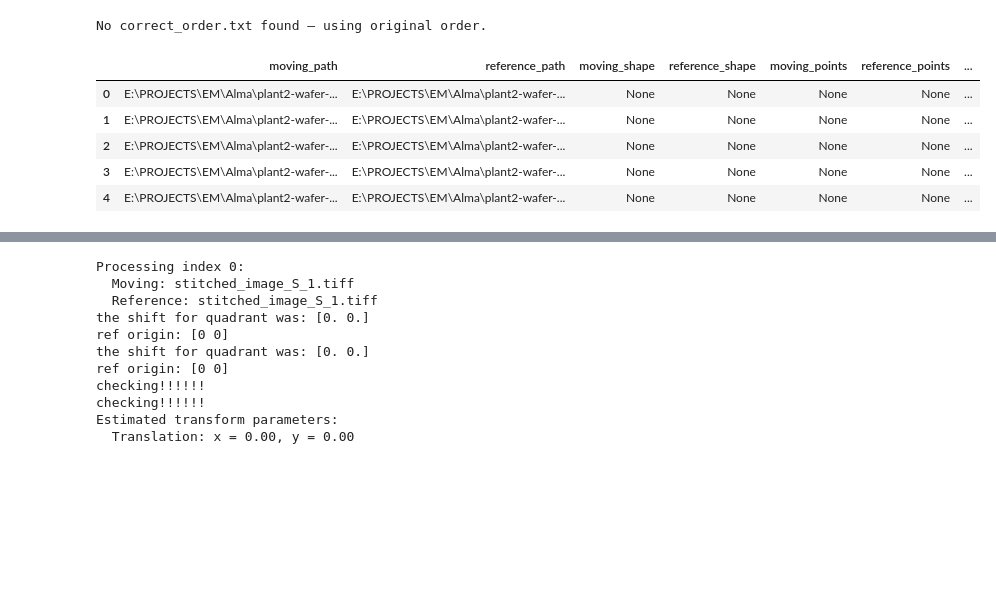
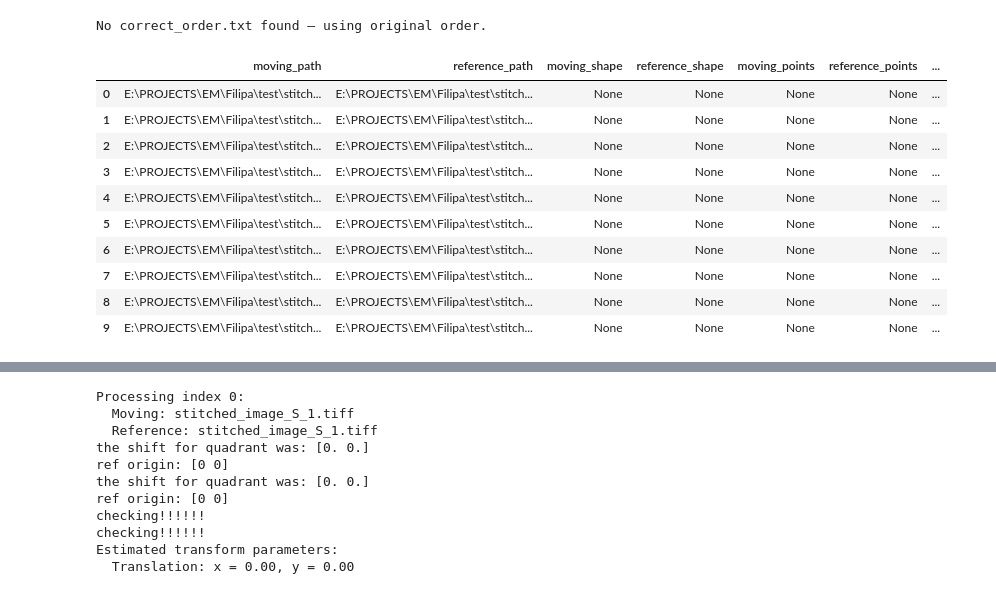
Before and after one commit to CCI-GU-Sweden/ATLAS, a Jupyter notebook: ATLAS-fine-alignment.ipynb, the cells around one changed output, grey strips where cells are left out. Saved outputs shown, nothing was run; the diff lists cells and outputs as text; code cells hidden in the pictures; blank space fills up the shorter version.

```diff
--- a/ATLAS-fine-alignment.ipynb
+++ b/ATLAS-fine-alignment.ipynb
@@ -28,7 +28,7 @@ series_folder = Path(r"E:\PROJECTS\EM\LUKE\TA30\test")
 series_folder = Path(r"E:\PROJECTS\EM\Alma\plant2-wafer-1\plant 2_data\alignment_test")
 series_folder = Path(r"E:\PROJECTS\EM\Alma\plant2-wafer-1\plant 2_data\session_1115605826\Site 2")
 series_folder = Path(r"E:\PROJECTS\EM\Alma\plant4-wafer-1\alma-plant-4_data\session_1084385689\Site 1") # plant 4 is sample 1
-series_folder = Path(r"E:\PROJECTS\EM\Alma\plant2-wafer-1\plant 2_data\alignment_test_3")
+series_folder = Path(r"E:\PROJECTS\EM\Filipa\test")
 
 tif_list = []
 for folder in series_folder.iterdir():  # Iterate over all items in the folder
@@ -37,37 +37,42 @@ for folder in series_folder.iterdir():  # Iterate over all items in the folder
         tif_list.append(folder)
 
 tif_list_sorted = sorted(tif_list, key=extract_s_number)
 
 correct_order_path = Path(series_folder.joinpath("correct_order.txt"))
 
 try:
     new_order = parse_shorthand_order(correct_order_path)
     print(f"Loaded correct_order.txt: {new_order}")
 
     tif_list_sorted = reorder_files_by_s_number(tif_list_sorted, new_order)
     print("Files reordered based on correct_order.txt:")
     for f in tif_list_sorted:
         print(f)
 
 except FileNotFoundError:
     print("No correct_order.txt found — using original order.")
 except Exception as e:
     print(f"Error reading or applying correct_order.txt: {e}")
 
 down_scale = 10
 
 # initialize the dataframe, in particular we asign the pair-wise patching of the images
 # based on the sorted list of tiff.
 z_align_df = initialize_alignment_df_points(tif_list_sorted, down_scale)
 
 z_align_df
 # %% [output]
 No correct_order.txt found — using original order.
 |  | moving_path | reference_path | moving_shape | reference_shape | moving_points | reference_points | ... |
-| 0 | E:\PROJECTS\EM\Alma\plant2-wafer-... | E:\PROJECTS\EM\Alma\plant2-wafer-... | None | None | None | None | ... |
-| 1 | E:\PROJECTS\EM\Alma\plant2-wafer-... | E:\PROJECTS\EM\Alma\plant2-wafer-... | None | None | None | None | ... |
-| 2 | E:\PROJECTS\EM\Alma\plant2-wafer-... | E:\PROJECTS\EM\Alma\plant2-wafer-... | None | None | None | None | ... |
-| 3 | E:\PROJECTS\EM\Alma\plant2-wafer-... | E:\PROJECTS\EM\Alma\plant2-wafer-... | None | None | None | None | ... |
-| 4 | E:\PROJECTS\EM\Alma\plant2-wafer-... | E:\PROJECTS\EM\Alma\plant2-wafer-... | None | None | None | None | ... |
+| 0 | E:\PROJECTS\EM\Filipa\test\stitch... | E:\PROJECTS\EM\Filipa\test\stitch... | None | None | None | None | ... |
+| 1 | E:\PROJECTS\EM\Filipa\test\stitch... | E:\PROJECTS\EM\Filipa\test\stitch... | None | None | None | None | ... |
+| 2 | E:\PROJECTS\EM\Filipa\test\stitch... | E:\PROJECTS\EM\Filipa\test\stitch... | None | None | None | None | ... |
+| 3 | E:\PROJECTS\EM\Filipa\test\stitch... | E:\PROJECTS\EM\Filipa\test\stitch... | None | None | None | None | ... |
+| 4 | E:\PROJECTS\EM\Filipa\test\stitch... | E:\PROJECTS\EM\Filipa\test\stitch... | None | None | None | None | ... |
+| 5 | E:\PROJECTS\EM\Filipa\test\stitch... | E:\PROJECTS\EM\Filipa\test\stitch... | None | None | None | None | ... |
+| 6 | E:\PROJECTS\EM\Filipa\test\stitch... | E:\PROJECTS\EM\Filipa\test\stitch... | None | None | None | None | ... |
+| 7 | E:\PROJECTS\EM\Filipa\test\stitch... | E:\PROJECTS\EM\Filipa\test\stitch... | None | None | None | None | ... |
+| 8 | E:\PROJECTS\EM\Filipa\test\stitch... | E:\PROJECTS\EM\Filipa\test\stitch... | None | None | None | None | ... |
+| 9 | E:\PROJECTS\EM\Filipa\test\stitch... | E:\PROJECTS\EM\Filipa\test\stitch... | None | None | None | None | ... |
 # %%
 # example of one iteration, and figure
```
Also changed, not shown: parts of 1 cell of this notebook, 3 other files.
